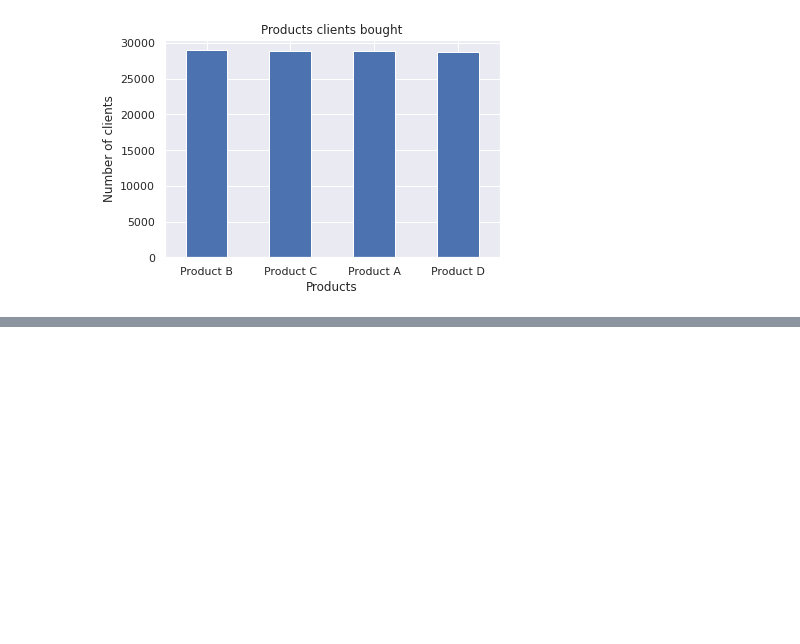
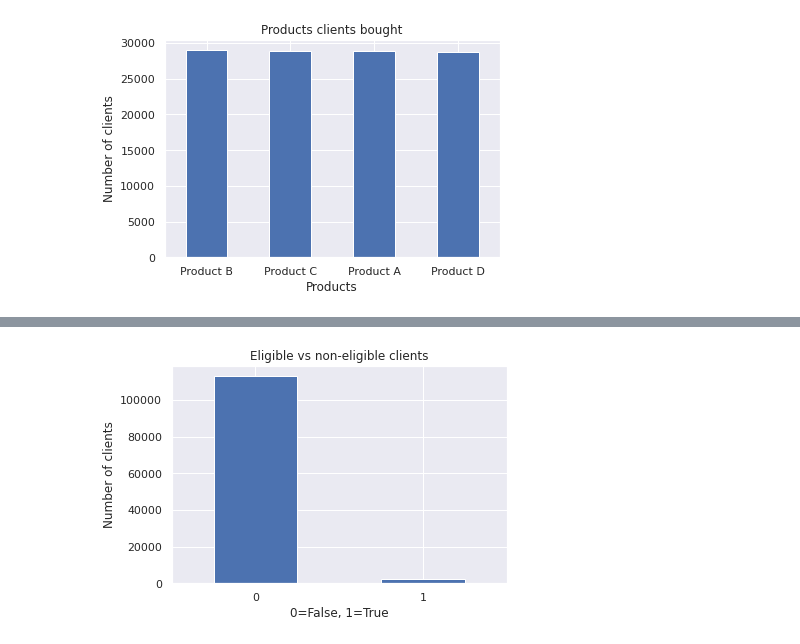
Before and after one commit to axlyaguana11/churn_predictive_model, a Jupyter notebook: notebooks/0.2-axel-exploration.ipynb, the cells around one changed output, grey strips where cells are left out. Cells and saved outputs as stored; diff of their text form; code cells hidden in the pictures; blank space fills up the shorter version.

```diff
--- a/notebooks/0.2-axel-exploration.ipynb
+++ b/notebooks/0.2-axel-exploration.ipynb
@@ -194,0 +221,9 @@ plt.show()
+# %%
+fig, ax = plt.subplots()
+ax = df['eligible'].value_counts().plot.bar(rot=0)
+plt.title('Eligible vs non-eligible clients')
+plt.xlabel('0=False, 1=True')
+plt.ylabel('Number of clients')
+plt.show()
+# %% [output]
+[figure, added]
```
Also changed, not shown: parts of 9 cells of this notebook.
